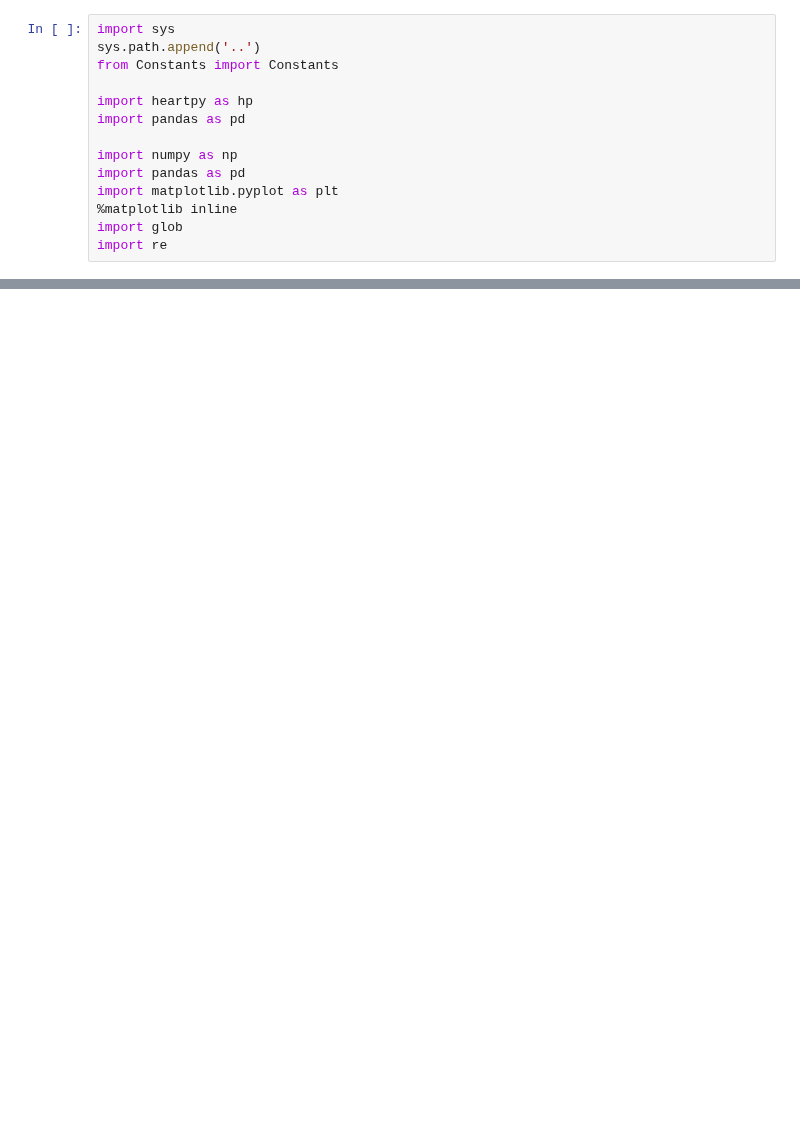
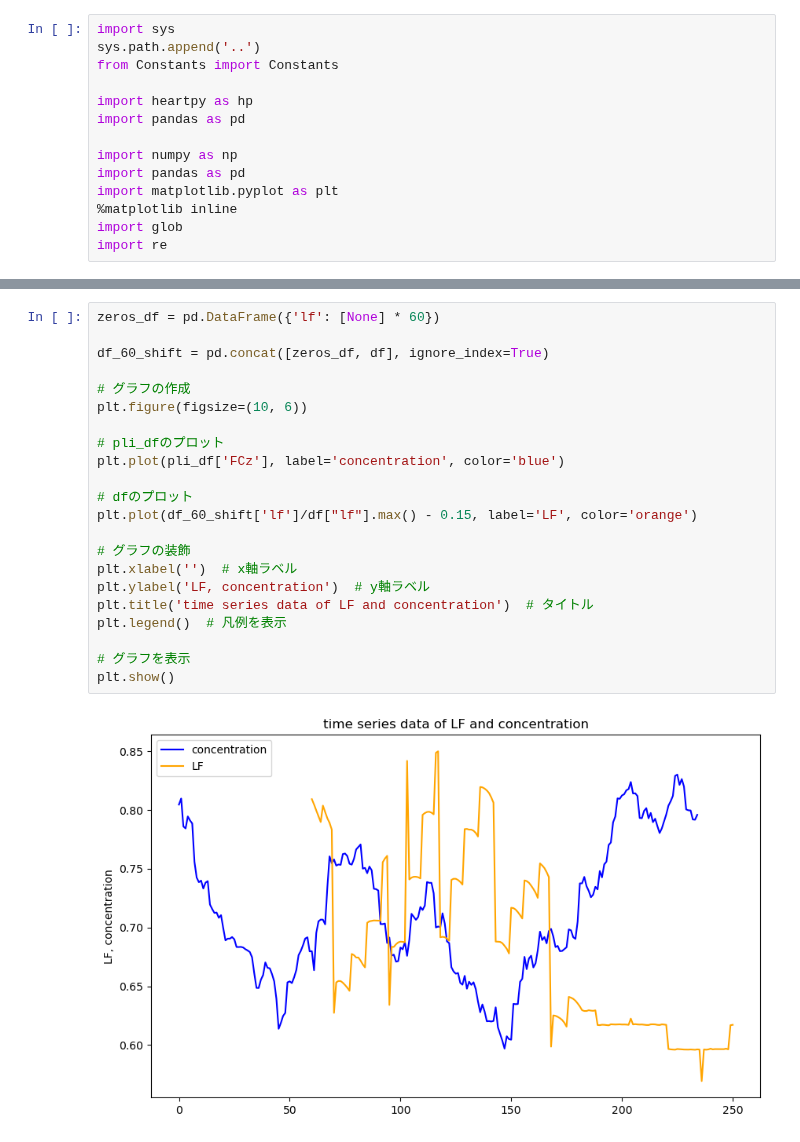
Before and after one commit to miyakooti/ECGAnalysis, a Jupyter notebook: focus_on_single_subject.ipynb, the cells around one changed output, grey strips where cells are left out. Drawn from its saved outputs; the diff is of its cells as text; blank space fills up the shorter version.

```diff
--- a/focus_on_single_subject.ipynb
+++ b/focus_on_single_subject.ipynb
@@ -107,0 +150,24 @@ of squared residuals does not satisfy the condition abs(fp-s)/s < tol.
+# %%
+zeros_df = pd.DataFrame({'lf': [None] * 60})
+
+df_60_shift = pd.concat([zeros_df, df], ignore_index=True)
+
+# グラフの作成
+plt.figure(figsize=(10, 6))
+
+# pli_dfのプロット
+plt.plot(pli_df['FCz'], label='concentration', color='blue')
+
+# dfのプロット
+plt.plot(df_60_shift['lf']/df["lf"].max() - 0.15, label='LF', color='orange')
+
+# グラフの装飾
+plt.xlabel('')  # x軸ラベル
+plt.ylabel('LF, concentration')  # y軸ラベル
+plt.title('time series data of LF and concentration')  # タイトル
+plt.legend()  # 凡例を表示
+
+# グラフを表示
+plt.show()
+# %% [output]
+[figure, added]
```
Also changed, not shown: parts of 4 cells of this notebook.
